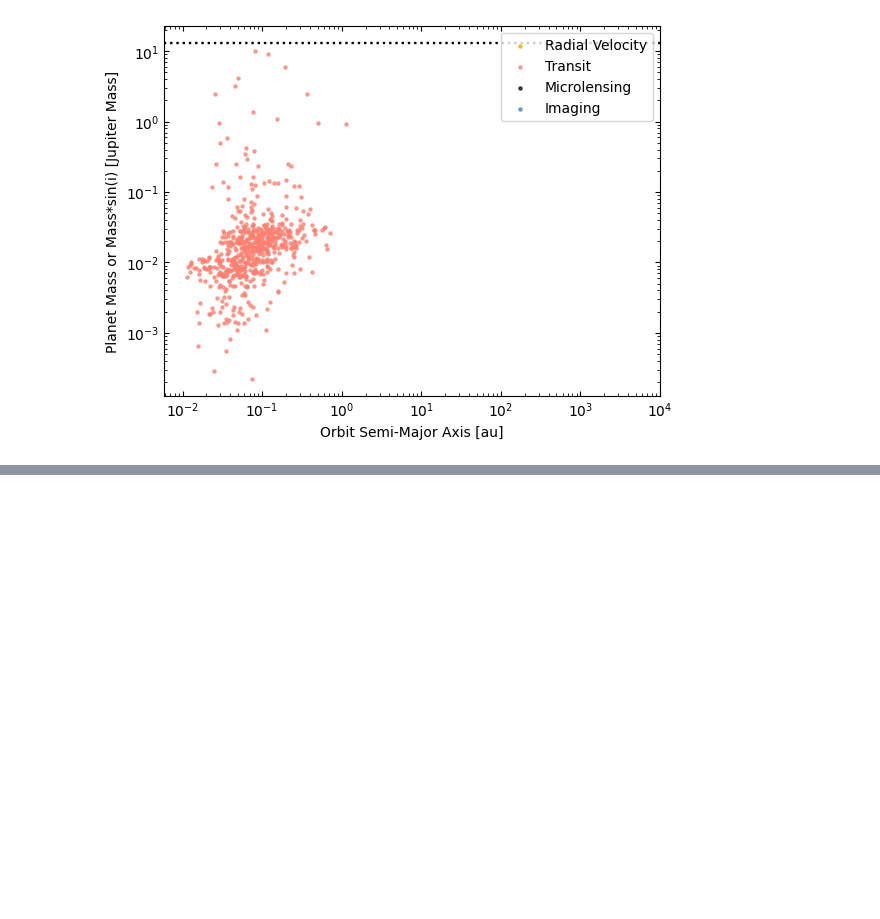
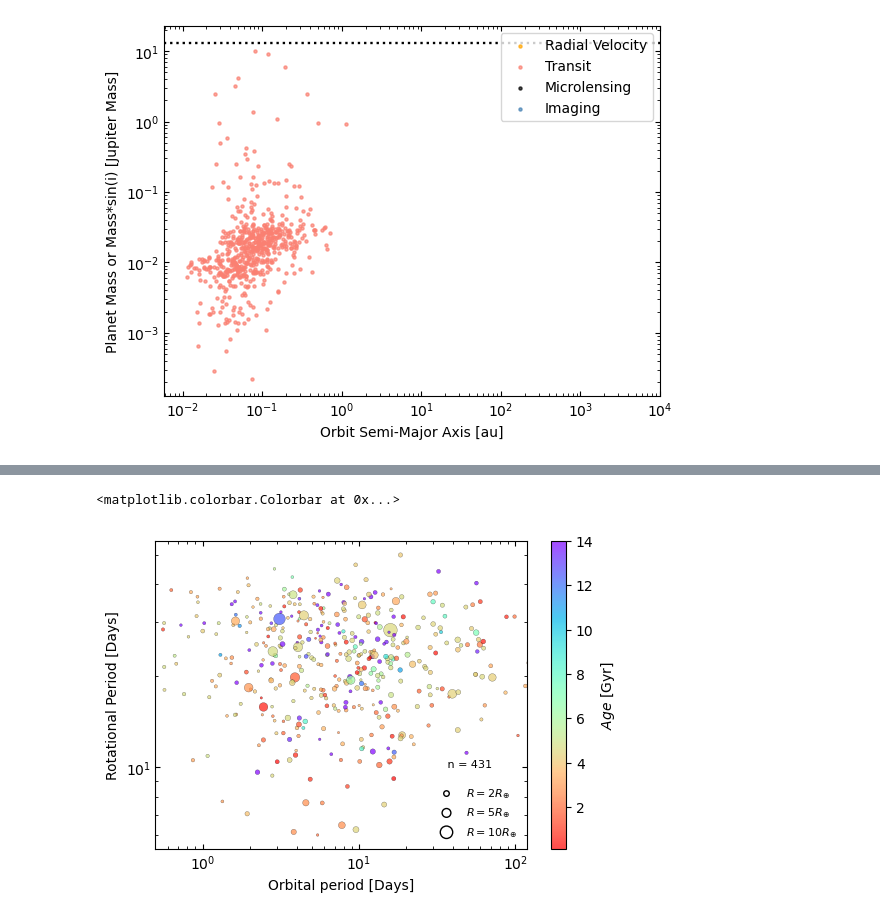
Before and after one commit to ylaksl/Exoplanets-Stats, a Jupyter notebook: analise.ipynb, the cells around one changed output, grey strips where cells are left out. Cells and saved outputs as stored; diff of their text form; code cells hidden in the pictures; blank space fills up the shorter version.

```diff
--- a/analise.ipynb
+++ b/analise.ipynb
@@ -146,0 +204,8 @@ def freedman_diaconis_bins(data):
+# %%
+idade = sample_primordial
+idade_balli = idade[idade['Age_gyro_myr'] != 0]
+idade_balli = idade_balli[idade_balli['Teff'] < 5600]
+
+idade = idade[idade['st_age'] != 0]
+idade = idade.dropna(subset=["st_age"])
+idade = idade[idade['Teff'] < 5600]
@@ -146,0 +226,31 @@ def freedman_diaconis_bins(data):
+# %%
+plt.figure(figsize=(6,4))
+
+plt.scatter([],[], s = 8*2, c = 'none', ec = 'black', label = r"$R = 2 R_{\oplus}$")
+plt.scatter([],[], s = 8*5, c = 'none', ec = 'black', label = r"$R = 5 R_{\oplus}$")
+plt.scatter([],[], s = 8*10, c = 'none', ec = 'black', label = r"$R = 10 R_{\oplus}$")
+
+#plt.scatter(sample['pl_orbper'], sample['Prot'], s = sample['pl_rade']*2 ,cmap = 'rainbow_r', c = sample['Teff'], ec = 'black', lw = 0.2).set_clim(3250, 7000) #data2['Teff'])
+#plt.scatter(idade['pl_orbper'], idade['Prot'], s = idade['Rp'] * 4,c = idade['Age_gyro_myr']/1000, cmap = 'rainbow_r',alpha = 0.7, ec = 'black', lw = 0.2, ).set_clim(0,14)
+
+plt.scatter(idade['pl_orbper'], idade['Prot'], s = idade['Rp'] * 4, c = idade['st_age'], cmap = 'rainbow_r', alpha = 0.7, ec = 'black', lw = 0.2, ) #data2['Teff'])
+
+
+plt.xlim(1,50)
+plt.xlim(0.5,120)
+
+plt.xscale("log")
+plt.yscale("log")
+plt.xlabel("Orbital period [Days]")
+plt.ylabel("Rotational Period [Days]")
+plt.tick_params(direction='in', which = 'both', bottom = 1, top =1, left = 1, right = 1)
+
+plt.annotate(f" n = { len(idade) }",[35, 10],fontsize=8)
+
+
+
+plt.legend(frameon = False, fontsize = 8)
+plt.colorbar(label = r'$Age$ [Gyr]')
+# %% [output]
+<matplotlib.colorbar.Colorbar at 0x...>
+[figure, added]
```
Also changed, not shown: parts of 18 cells of this notebook.
